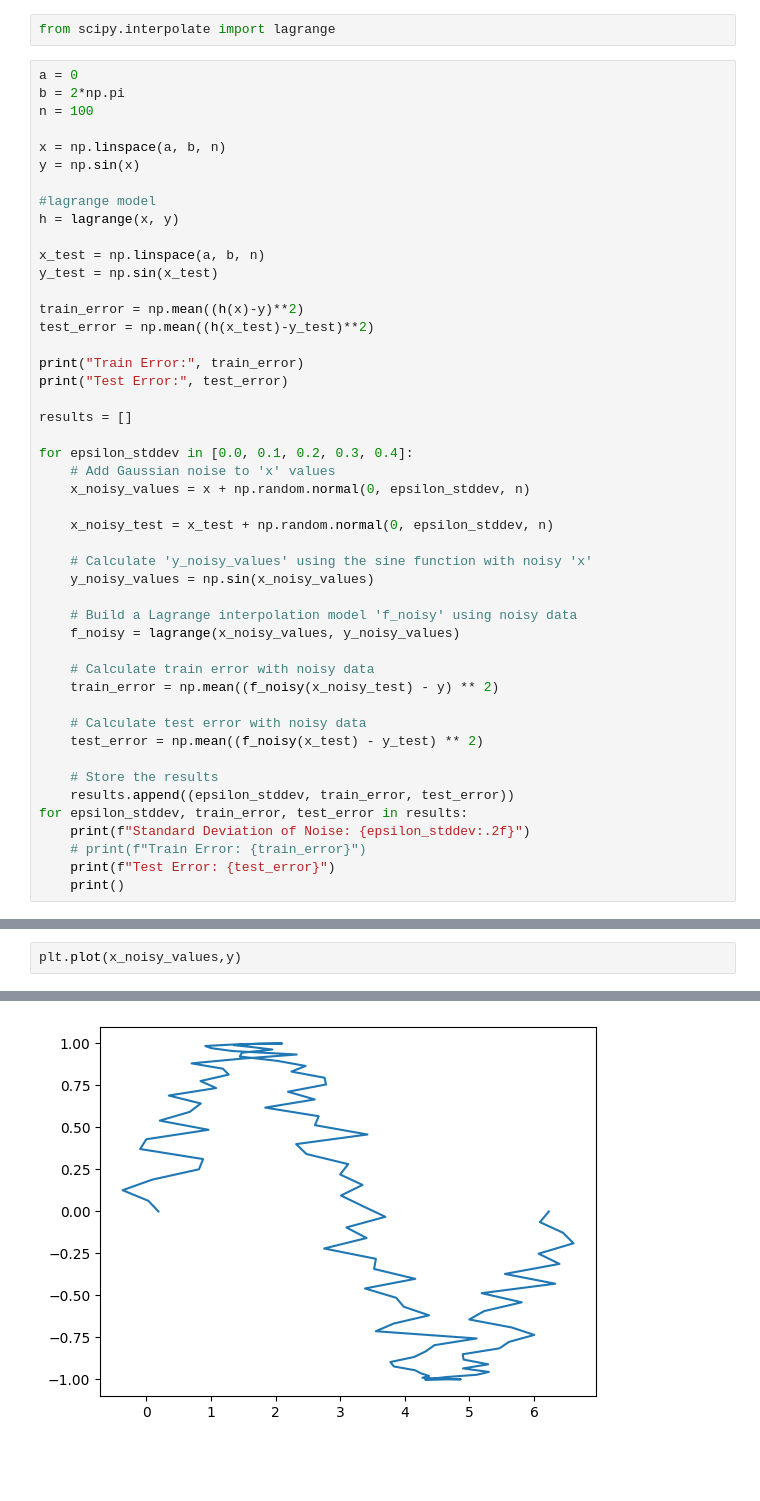
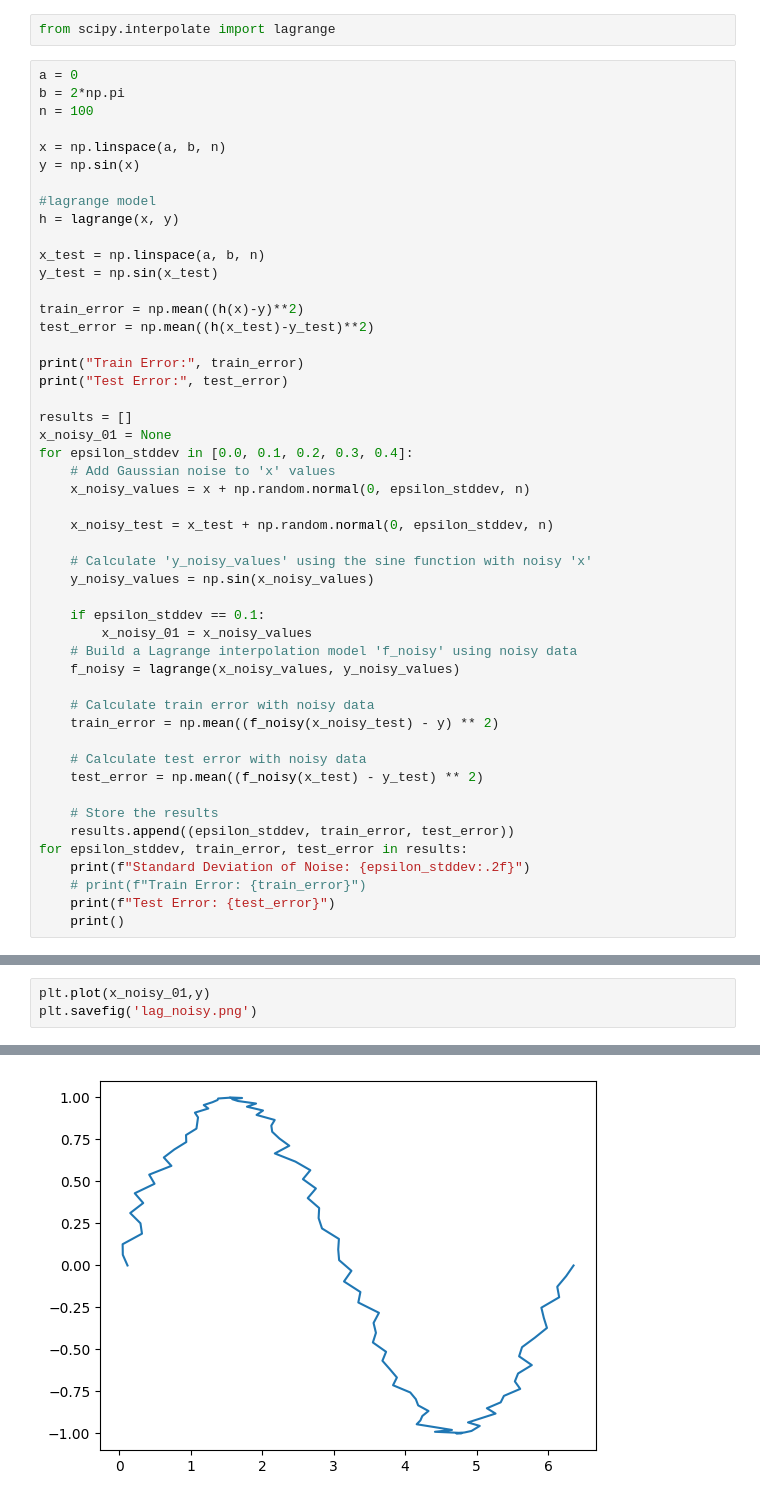
Before and after one commit to SistlaS/CS760Assgn, a Jupyter notebook: hw2/hw2.ipynb, the cells around one changed output, grey strips where cells are left out. Drawn from its saved outputs; the diff is of its cells as text; blank space fills up the shorter version.

```diff
--- a/hw2/hw2.ipynb
+++ b/hw2/hw2.ipynb
@@ -717,7 +759,7 @@ print("Train Error:", train_error)
 print("Test Error:", test_error)
 
 results = []
-
+x_noisy_01 = None
 for epsilon_stddev in [0.0, 0.1, 0.2, 0.3, 0.4]:
     # Add Gaussian noise to 'x' values
     x_noisy_values = x + np.random.normal(0, epsilon_stddev, n)
@@ -727,6 +769,8 @@ for epsilon_stddev in [0.0, 0.1, 0.2, 0.3, 0.4]:
     # Calculate 'y_noisy_values' using the sine function with noisy 'x'
     y_noisy_values = np.sin(x_noisy_values)
 
+    if epsilon_stddev == 0.1:
+        x_noisy_01 = x_noisy_values
     # Build a Lagrange interpolation model 'f_noisy' using noisy data
     f_noisy = lagrange(x_noisy_values, y_noisy_values)
 
@@ -763,3 +812,4 @@ Test Error: 8.891261391813713e+143
 # %%
-plt.plot(x_noisy_values,y)
+plt.plot(x_noisy_01,y)
+plt.savefig('lag_noisy.png')
 # %% [output]
@@ -767 +816 @@ plt.plot(x_noisy_values,y)
-[figure, old version]
+[figure, new version]
```
Also changed, not shown: parts of 26 cells of this notebook, 28 other files.
